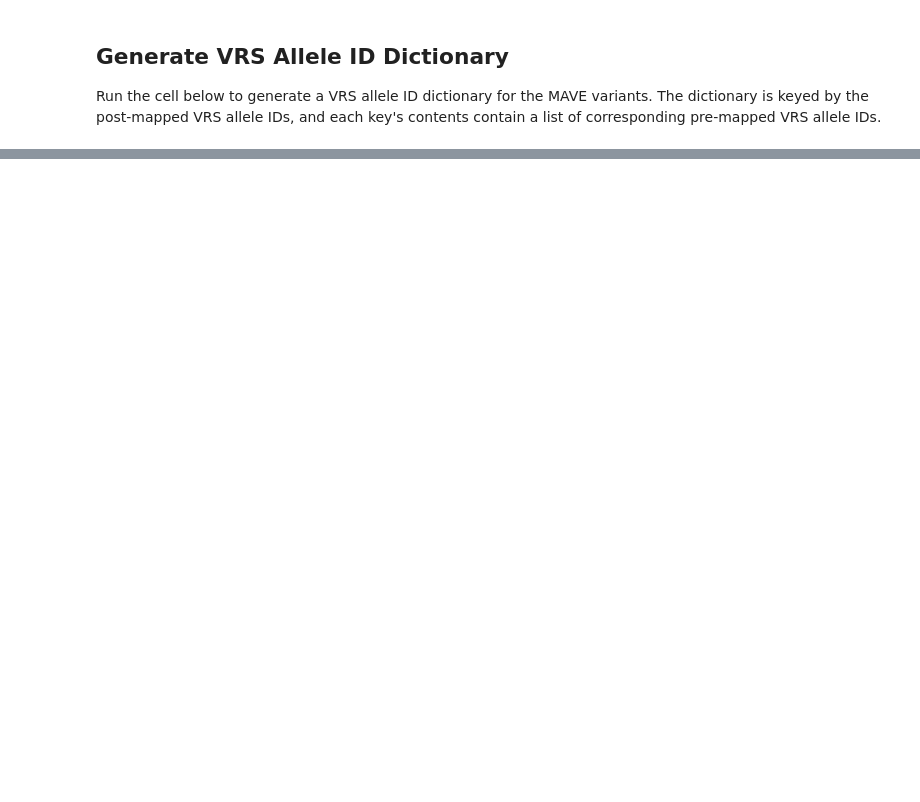
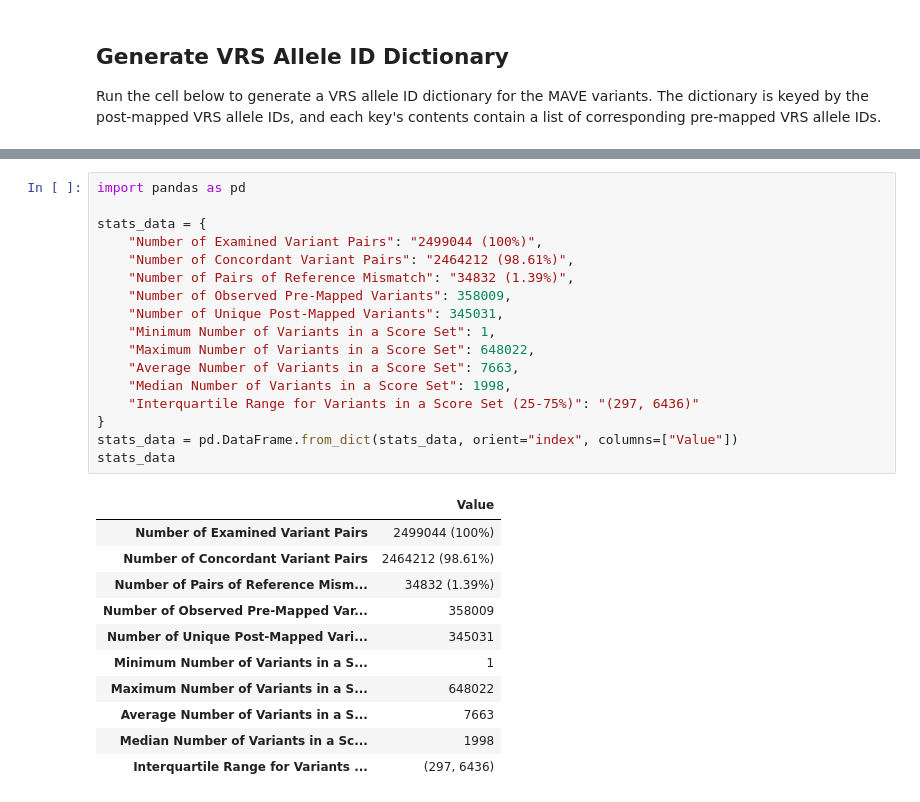
Before and after one commit to ave-dcd/dcd_mapping, a Jupyter notebook: notebooks/analysis/mapping_analysis.ipynb, the cells around one changed output, grey strips where cells are left out. Saved outputs shown, nothing was run; the diff lists cells and outputs as text; blank space fills up the shorter version.

```diff
--- a/notebooks/analysis/mapping_analysis.ipynb
+++ b/notebooks/analysis/mapping_analysis.ipynb
@@ -205,0 +250,29 @@ f"There are {len(allele_list_dict)} pre-mapped MAVE variants in the dictionary.
+# %%
+import pandas as pd
+
+stats_data = {
+    "Number of Examined Variant Pairs": "2499044 (100%)",
+    "Number of Concordant Variant Pairs": "2464212 (98.61%)",
+    "Number of Pairs of Reference Mismatch": "34832 (1.39%)",
+    "Number of Observed Pre-Mapped Variants": 358009,
+    "Number of Unique Post-Mapped Variants": 345031,
+    "Minimum Number of Variants in a Score Set": 1,
+    "Maximum Number of Variants in a Score Set": 648022,
+    "Average Number of Variants in a Score Set": 7663,
+    "Median Number of Variants in a Score Set": 1998,
+    "Interquartile Range for Variants in a Score Set (25-75%)": "(297, 6436)"
+}
+stats_data = pd.DataFrame.from_dict(stats_data, orient="index", columns=["Value"])
+stats_data
+# %% [output]
+|  | Value |
+| Number of Examined Variant Pairs | 2499044 (100%) |
+| Number of Concordant Variant Pairs | 2464212 (98.61%) |
+| Number of Pairs of Reference Mism... | 34832 (1.39%) |
+| Number of Observed Pre-Mapped Var... | 358009 |
+| Number of Unique Post-Mapped Vari... | 345031 |
+| Minimum Number of Variants in a S... | 1 |
+| Maximum Number of Variants in a S... | 648022 |
+| Average Number of Variants in a S... | 7663 |
+| Median Number of Variants in a Sc... | 1998 |
+| Interquartile Range for Variants ... | (297, 6436) |
```
Also changed, not shown: parts of 20 cells of this notebook, 2 other files.
